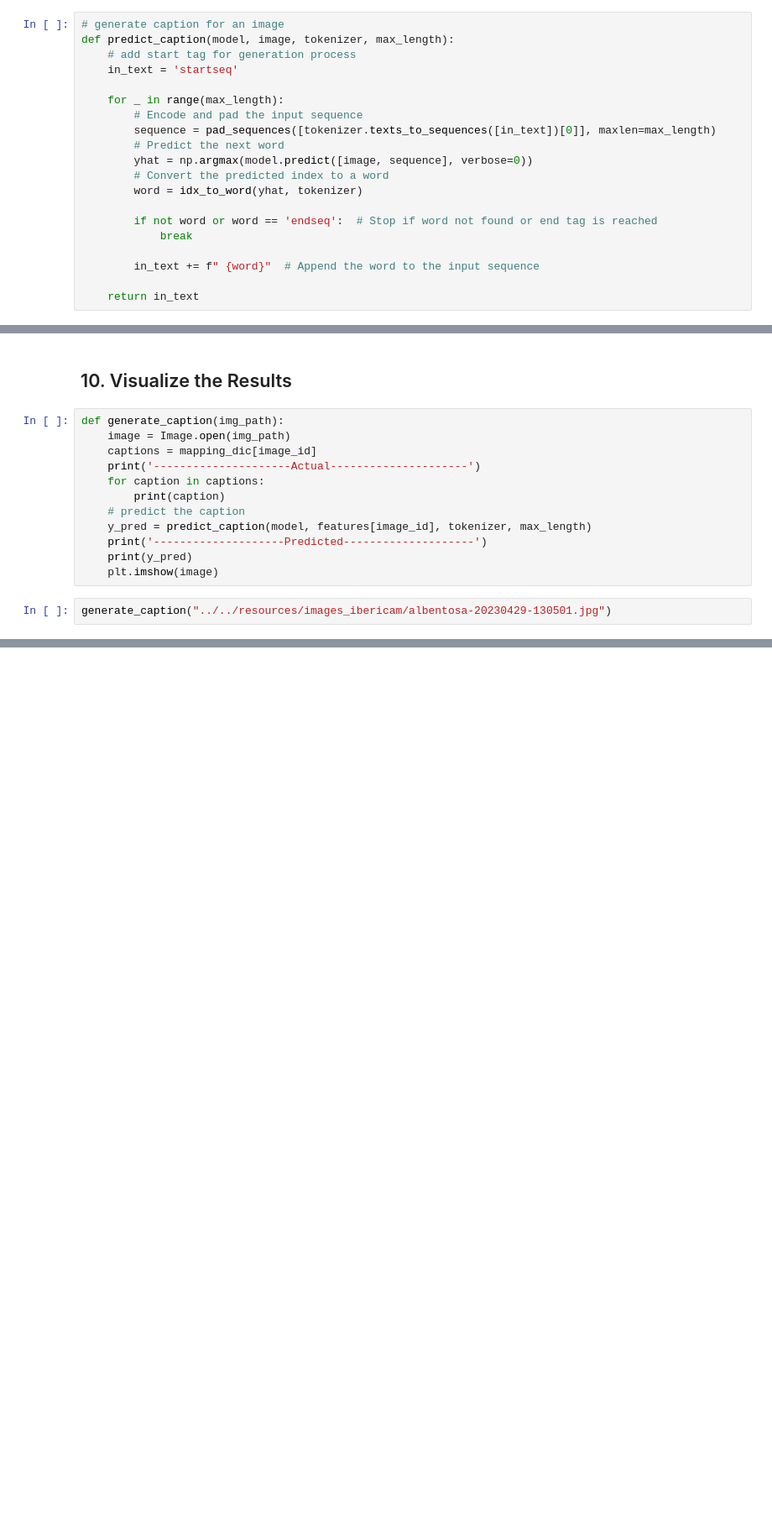
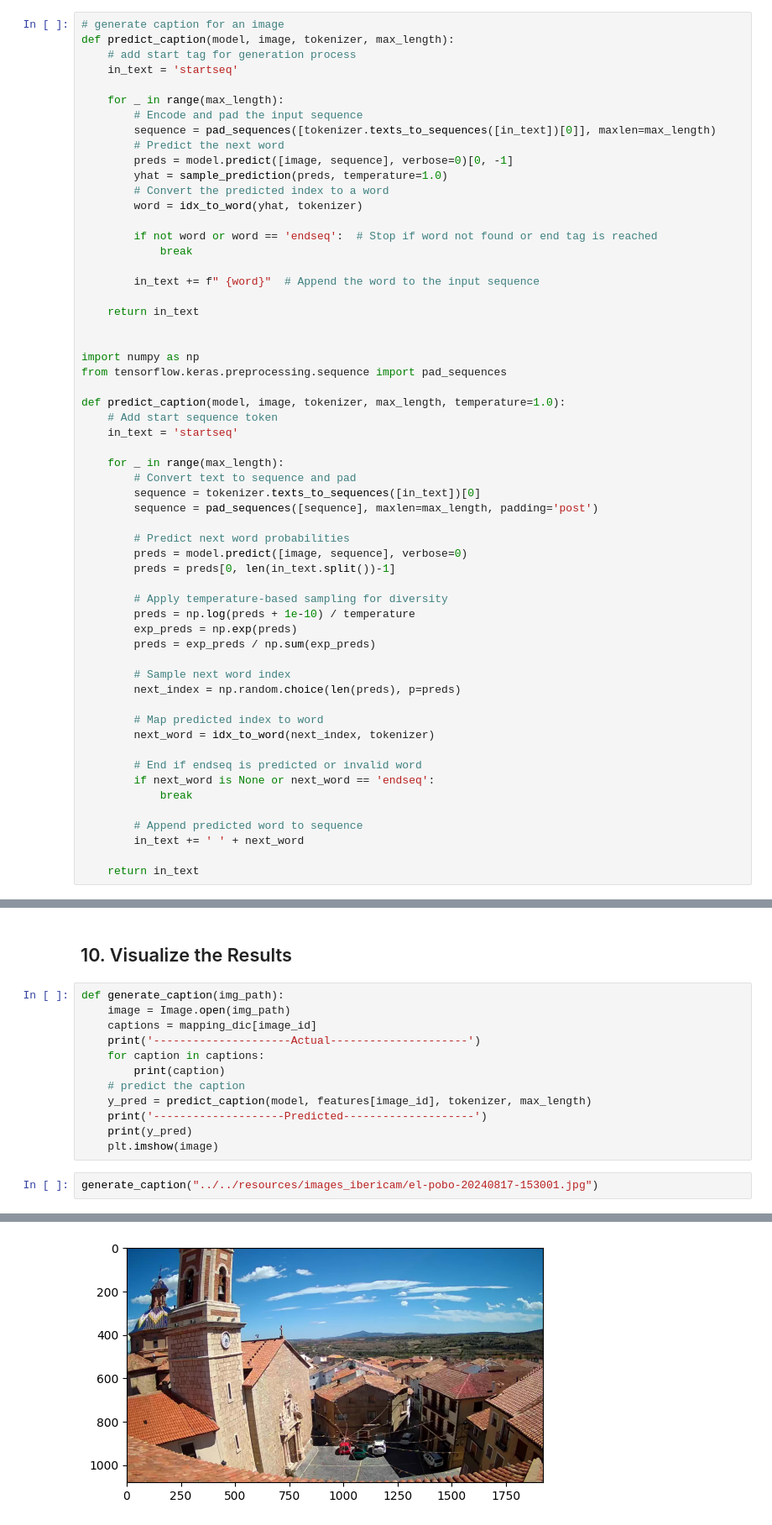
Before and after one commit to RaulCapellanFernandez/Weather_description, a Jupyter notebook: scripts/models/modelCNN&LSTM.ipynb, the cells around one changed output, grey strips where cells are left out. Shown at 84% size. Cells and saved outputs as stored; diff of their text form; blank space fills up the shorter version.

```diff
--- a/scripts/models/modelCNN&LSTM.ipynb
+++ b/scripts/models/modelCNN&LSTM.ipynb
@@ -282,7 +282,8 @@ def predict_caption(model, image, tokenizer, max_length):
         # Encode and pad the input sequence
         sequence = pad_sequences([tokenizer.texts_to_sequences([in_text])[0]], maxlen=max_length)
         # Predict the next word
-        yhat = np.argmax(model.predict([image, sequence], verbose=0))
+        preds = model.predict([image, sequence], verbose=0)[0, -1]
+        yhat = sample_prediction(preds, temperature=1.0)
         # Convert the predicted index to a word
         word = idx_to_word(yhat, tokenizer)
 
@@ -292,6 +293,43 @@ def predict_caption(model, image, tokenizer, max_length):
         in_text += f" {word}"  # Append the word to the input sequence
 
     return in_text
+
+
+import numpy as np
+from tensorflow.keras.preprocessing.sequence import pad_sequences
+
+def predict_caption(model, image, tokenizer, max_length, temperature=1.0):
+    # Add start sequence token
+    in_text = 'startseq'
+
+    for _ in range(max_length):
+        # Convert text to sequence and pad
+        sequence = tokenizer.texts_to_sequences([in_text])[0]
+        sequence = pad_sequences([sequence], maxlen=max_length, padding='post')
+
+        # Predict next word probabilities
+        preds = model.predict([image, sequence], verbose=0)
+        preds = preds[0, len(in_text.split())-1]
+
+        # Apply temperature-based sampling for diversity
+        preds = np.log(preds + 1e-10) / temperature
+        exp_preds = np.exp(preds)
+        preds = exp_preds / np.sum(exp_preds)
+
+        # Sample next word index
+        next_index = np.random.choice(len(preds), p=preds)
+
+        # Map predicted index to word
+        next_word = idx_to_word(next_index, tokenizer)
+
+        # End if endseq is predicted or invalid word
+        if next_word is None or next_word == 'endseq':
+            break
+
+        # Append predicted word to sequence
+        in_text += ' ' + next_word
+
+    return in_text
 # %% [markdown]
 ### 9. Model Validation
 # %%
@@ -326,4 +367,5 @@ def generate_caption(img_path):
     print(y_pred)
     plt.imshow(image)
 # %%
-generate_caption("../../resources/images_ibericam/albentosa-20230429-130501.jpg")
+generate_caption("../../resources/images_ibericam/el-pobo-20240817-153001.jpg")
+# %% [output]
@@ -329,0 +376 @@ generate_caption("../../resources/images_ibericam/albentosa-20230429-130501.jpg"
+[figure, added]
```
Also changed, not shown: parts of 6 cells of this notebook, 1 other file.
